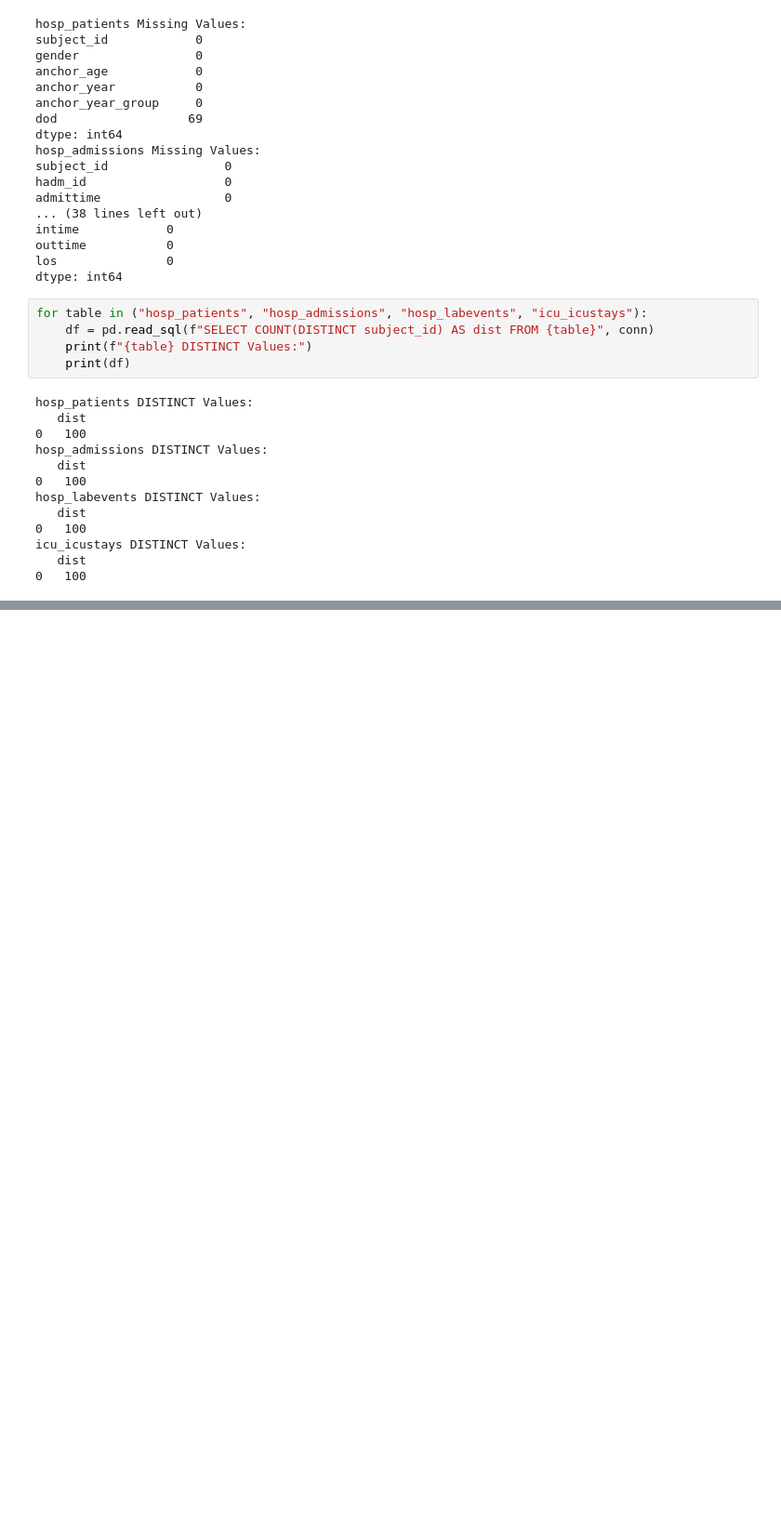
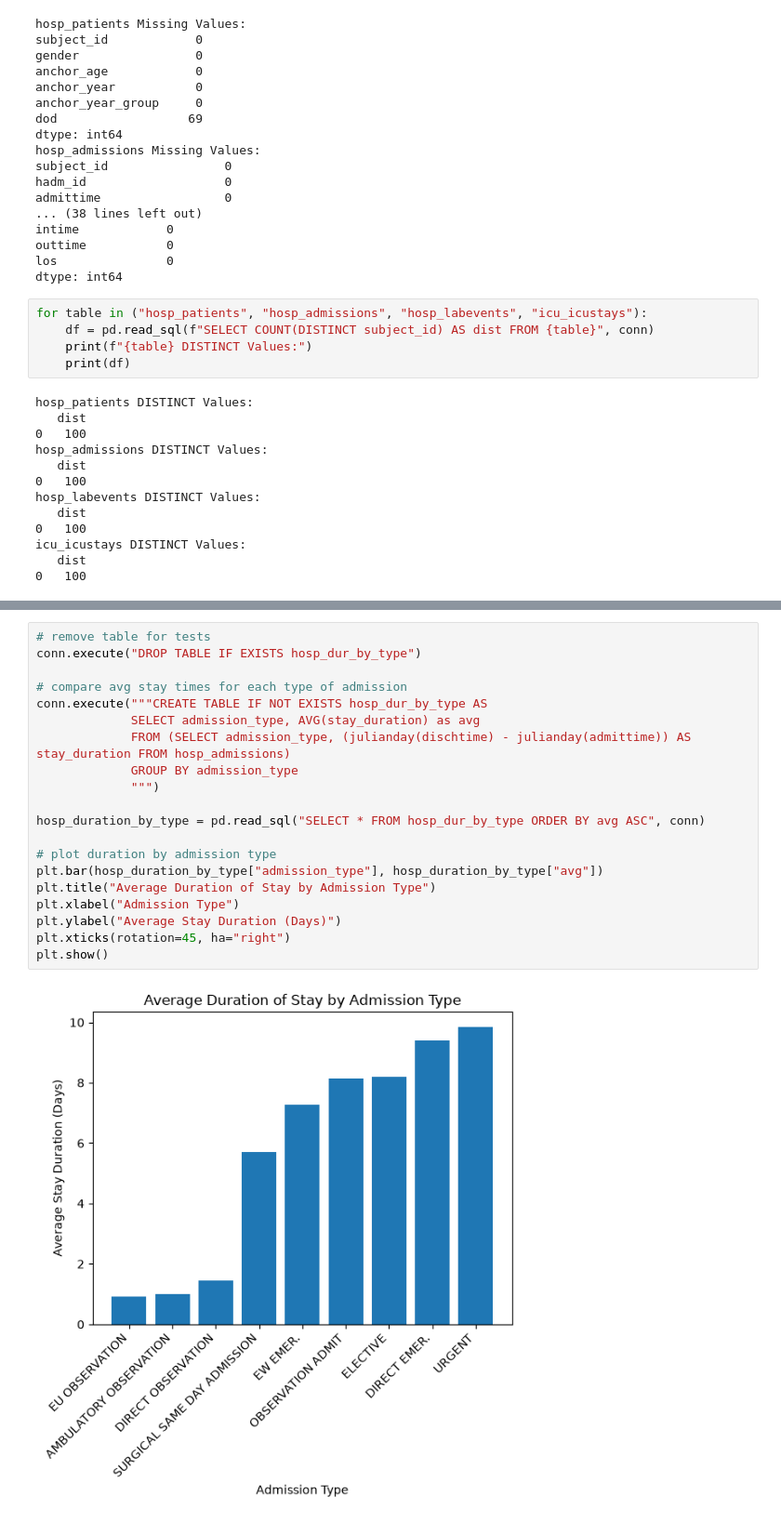
Before and after one commit to jguo2673/MIMIC-IV-EDA, a Jupyter notebook: proj.ipynb, the cells around one changed output, grey strips where cells are left out. Shown at 93% size. Drawn from its saved outputs; the diff is of its cells as text; blank space fills up the shorter version.

```diff
--- a/proj.ipynb
+++ b/proj.ipynb
@@ -190,0 +186,22 @@ plt.show()
+# %%
+# remove table for tests
+conn.execute("DROP TABLE IF EXISTS hosp_dur_by_type")
+
+# compare avg stay times for each type of admission
+conn.execute("""CREATE TABLE IF NOT EXISTS hosp_dur_by_type AS
+             SELECT admission_type, AVG(stay_duration) as avg
+             FROM (SELECT admission_type, (julianday(dischtime) - julianday(admittime)) AS stay_duration FROM hosp_admissions)
+             GROUP BY admission_type
+             """)
+
+hosp_duration_by_type = pd.read_sql("SELECT * FROM hosp_dur_by_type ORDER BY avg ASC", conn)
+
+# plot duration by admission type
+plt.bar(hosp_duration_by_type["admission_type"], hosp_duration_by_type["avg"])
+plt.title("Average Duration of Stay by Admission Type")
+plt.xlabel("Admission Type")
+plt.ylabel("Average Stay Duration (Days)")
+plt.xticks(rotation=45, ha="right")
+plt.show()
+# %% [output]
+[figure, added]
```
Also changed, not shown: parts of 13 cells of this notebook, 1 other file.
